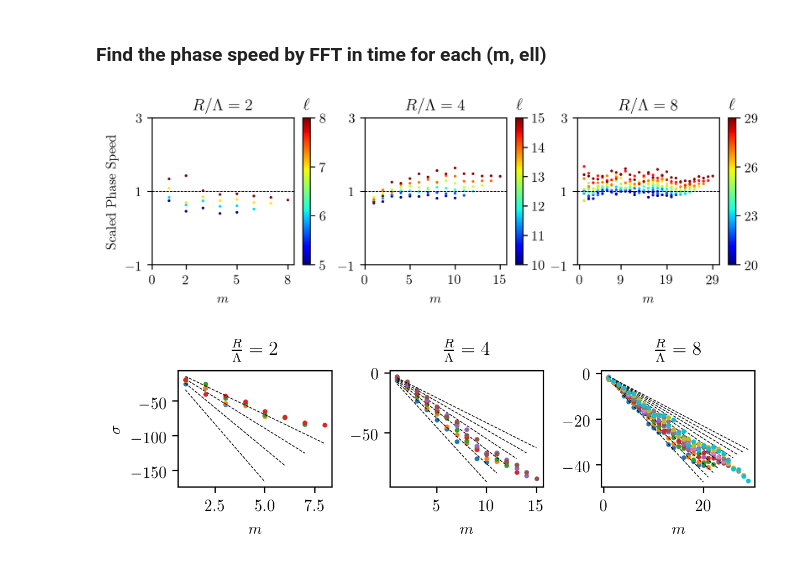
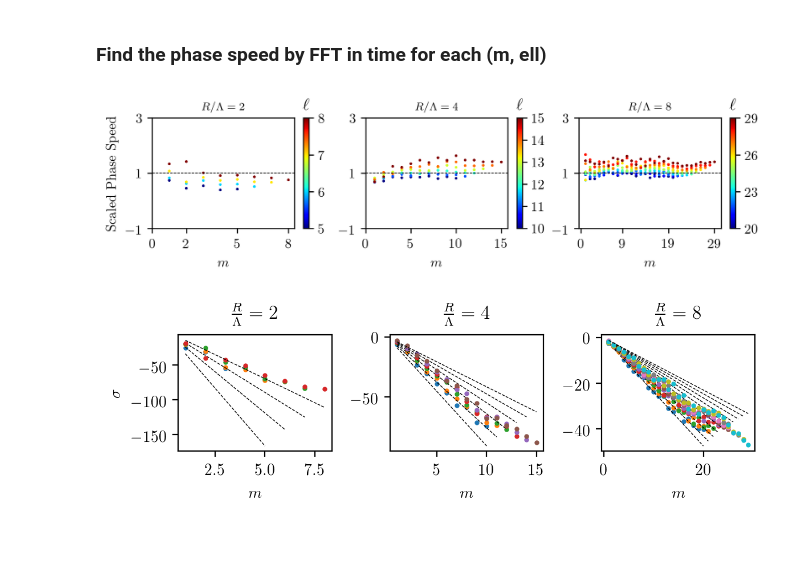
Before and after one commit to rohitsupekar/active_matter_spheres, a Jupyter notebook: scripts/jupyter/make_fig3.ipynb, the cells around one changed output. Cells and saved outputs as stored; diff of their text form; code cells hidden in the pictures.

```diff
--- a/scripts/jupyter/make_fig3.ipynb
+++ b/scripts/jupyter/make_fig3.ipynb
@@ -248,7 +248,7 @@ plt.tight_layout()
 
 plt.savefig('../plots/sphere_modes.pdf', bbox_inches='tight', dpi=300)
 # %%
-fig = plt.figure(figsize=(8,2), dpi=300)
+fig = plt.figure(figsize=(8,1.5), dpi=300)
 from matplotlib import rc
 rc('text', usetex=True)
 rc('font', **{'family': 'serif', 'serif': ['Computer Modern Roman'], 'size': 10})
@@ -257,35 +257,35 @@ for i in range(3):
     l_m, l_p = get_l(Lmid_list[i], 1)
     l_m = int(np.floor(l_m))
     l_p = int(np.ceil(l_p))
 
     plt.subplot(1, 3, i+1)
     for ell in range(l_m, l_p+1):
         #print(mean_phase_speed[i][1:ell+1, ell]*ell*(ell+1)/(2*Omega))
         img=plt.scatter(np.arange(1, ell+1), mean_phase_speed[i][1:ell+1, ell]*ell*(ell+1)/(2*Omega), s=4, \
                  c=ell*np.ones(ell), marker='.', vmin=l_m, vmax=l_p, cmap='jet')
 
     cb = plt.colorbar()
     cb.ax.set_title(r'$\ell$')
     cb.set_ticks(np.arange(l_m, l_p+1, int((l_p-l_m)/3)))
 
     plt.axhline(1, linestyle='--', color='k', linewidth=0.5)
     #plt.legend(np.arange(l_m, l_p+1))
     plt.ylim([-1, 3]); plt.yticks([-1, 1, 3])
     plt.xlabel(r'$m$', usetex=True);
-    plt.title(r'$R/\Lambda = %i$' %(Lmid_list[i]))
+    plt.title(r'$R/\Lambda = %i$' %(Lmid_list[i]), fontsize=8)
     plt.xticks(np.linspace(0, l_p, 4, dtype=int))
 
     if i==0:
         plt.ylabel(r'Scaled Phase Speed', usetex=True, labelpad=5)
 
 #fig.subplots_adjust(right=0.8)
 #cbaxes = fig.add_axes([0.99, 0.3, 0.01, 0.5])
 #cb = fig.colorbar(img, cax = cbaxes)
 #cb.ax.set_ylabel(r'$\ell$', rotation=0)
 #plt.tight_layout()
 plt.savefig('../plots/figure3_sphere_disp.pdf', bbox_inches='tight')
 # %% [output]
-[figure, old version]
+[figure, new version]
 # %%
 from matplotlib import rc
 fig = plt.figure(figsize=(6,2), dpi=200)
```
Also changed, not shown: 12 other files.
